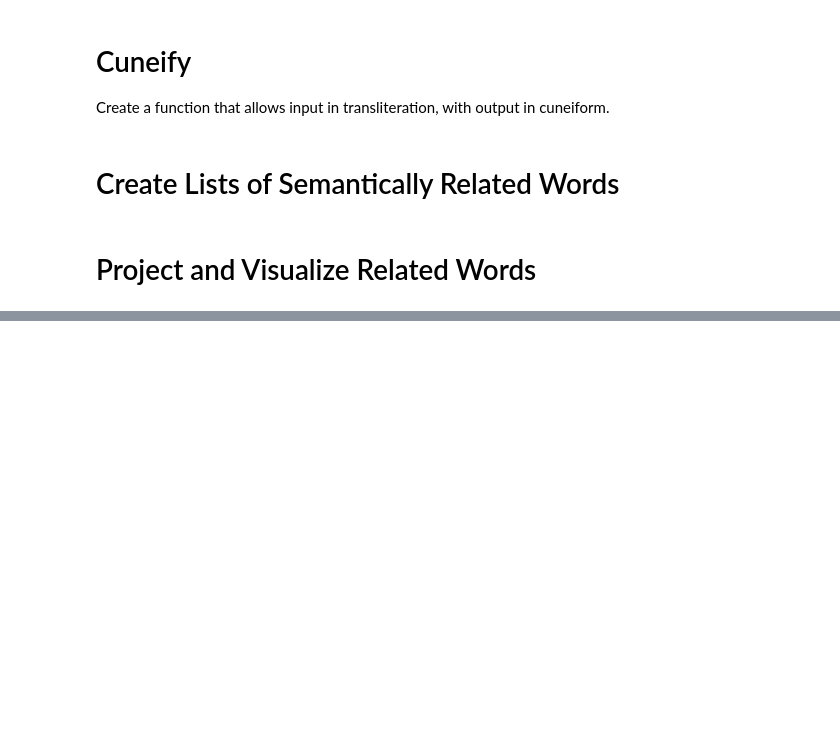
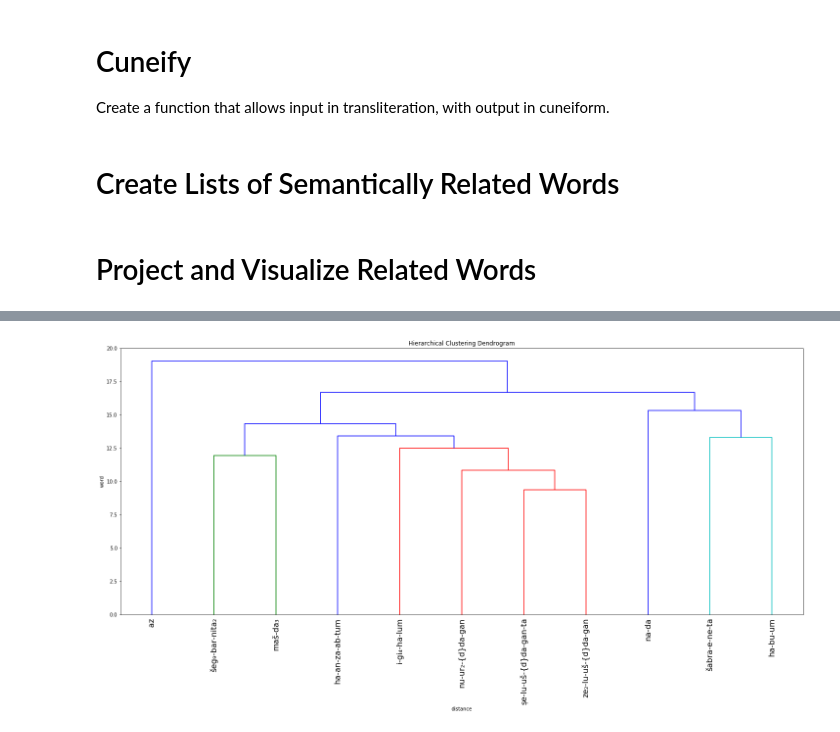
Before and after one commit to niekveldhuis/compass, a Jupyter notebook: test fasttext/tsne_scatterplot.ipynb, the cells around one changed output, grey strips where cells are left out. Drawn from its saved outputs; the diff is of its cells as text; code cells hidden in the pictures; blank space fills up the shorter version.

```diff
--- a/test fasttext/tsne_scatterplot.ipynb
+++ b/test fasttext/tsne_scatterplot.ipynb
@@ -180,0 +216,25 @@ words_d
+# %%
+def dendro(model, word, topn=10):
+    words = model.wv.most_similar(word, topn = topn)
+    words = [w[0] for w in words]
+    words.append(word)
+    vectors = [model.wv[p] for p in words]
+    l = linkage(vectors, method='complete', metric='seuclidean')
+
+# calculate full dendrogram
+    plt.figure(figsize=(25, 10))
+    plt.title('Hierarchical Clustering Dendrogram')
+    plt.ylabel('word')
+    plt.xlabel('distance')
+
+    dendrogram(
+        l,
+        leaf_rotation=90.,  # rotates the x axis labels
+        leaf_font_size=16.,  # font size for the x axis labels
+        leaf_label_func=lambda v: str(words[v])
+        )
+    plt.show()
+# %%
+dendro(model_t, "ha-bu-um")
+# %% [output]
+[figure, added]
```
Also changed, not shown: parts of 21 cells of this notebook, 2 other files.
